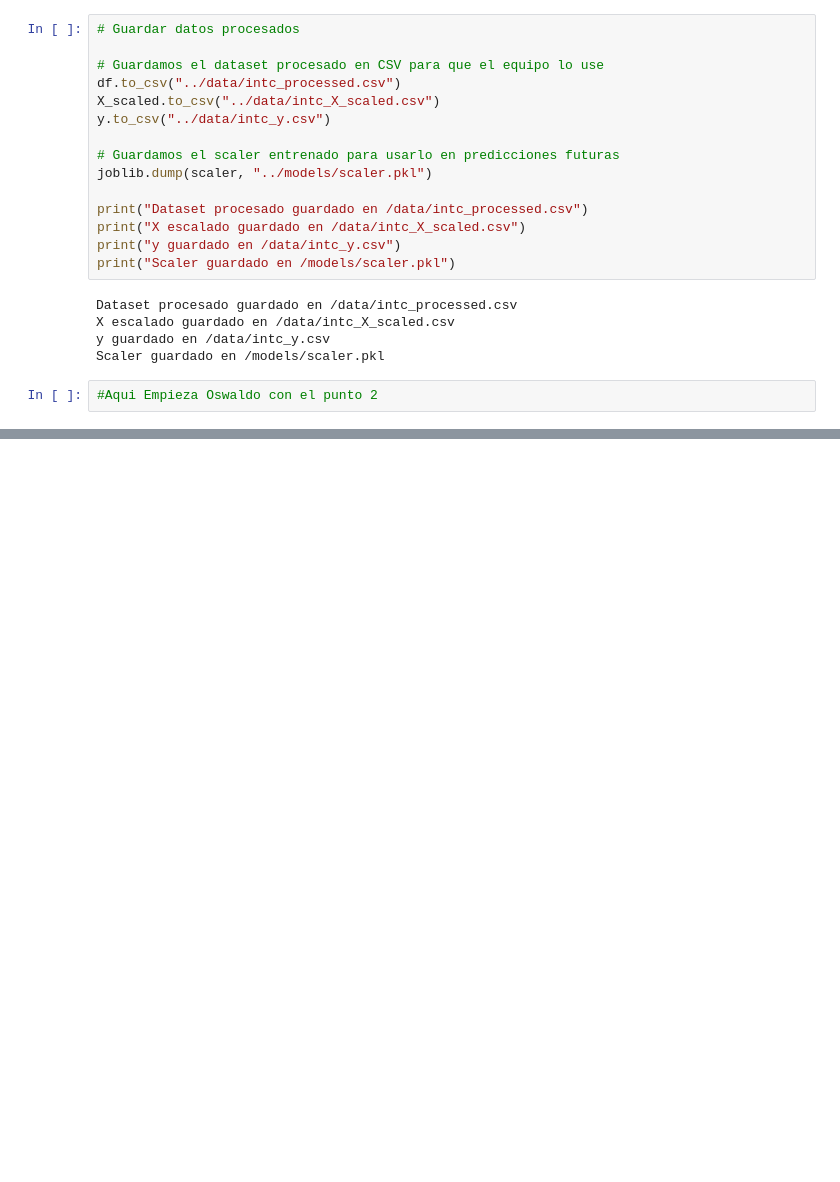
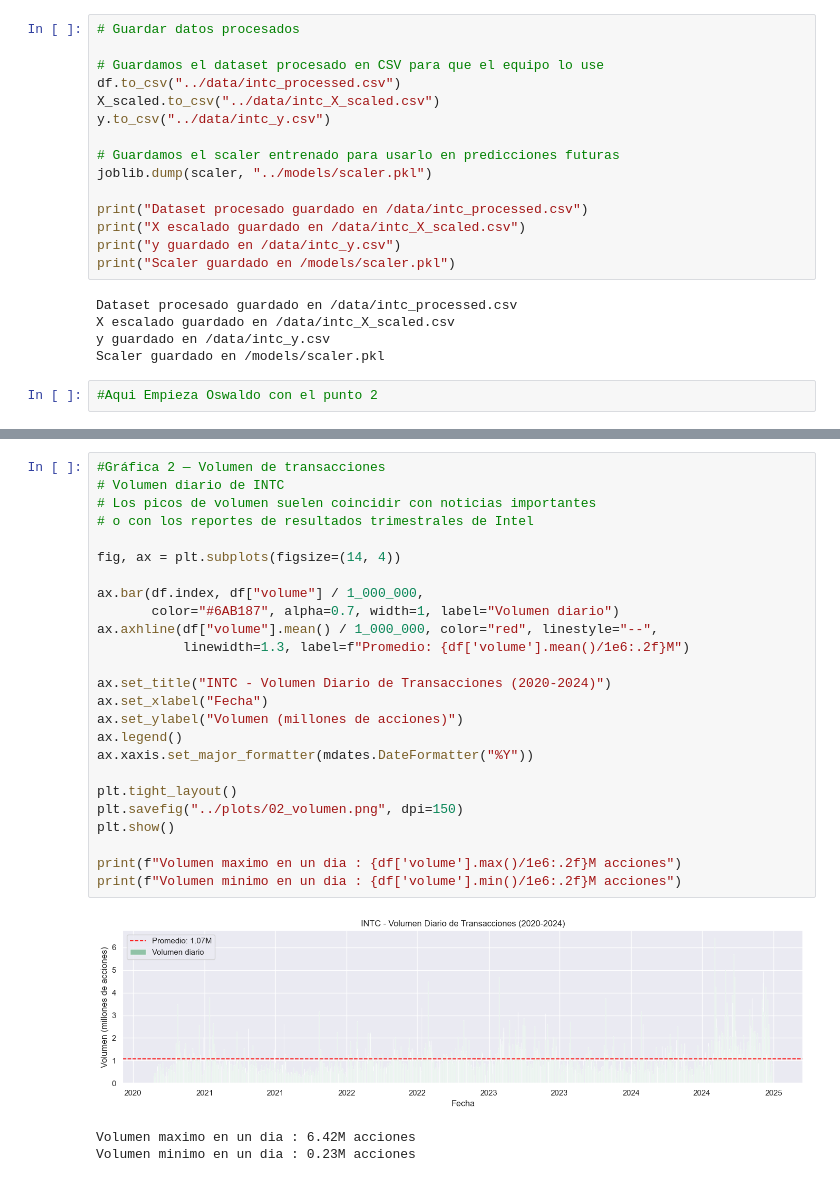
Before and after one commit to JhonERJ1/AprendizajeAutomatico-RegresionLineal, a Jupyter notebook: notebooks/intel_prediction.ipynb, the cells around one changed output, grey strips where cells are left out. Saved outputs shown, nothing was run; the diff lists cells and outputs as text; blank space fills up the shorter version.

```diff
--- a/notebooks/intel_prediction.ipynb
+++ b/notebooks/intel_prediction.ipynb
@@ -244,0 +347,29 @@ Scaler guardado en /models/scaler.pkl
+# %%
+#Gráfica 2 — Volumen de transacciones
+# Volumen diario de INTC
+# Los picos de volumen suelen coincidir con noticias importantes
+# o con los reportes de resultados trimestrales de Intel
+
+fig, ax = plt.subplots(figsize=(14, 4))
+
+ax.bar(df.index, df["volume"] / 1_000_000,
+       color="#6AB187", alpha=0.7, width=1, label="Volumen diario")
+ax.axhline(df["volume"].mean() / 1_000_000, color="red", linestyle="--",
+           linewidth=1.3, label=f"Promedio: {df['volume'].mean()/1e6:.2f}M")
+
+ax.set_title("INTC - Volumen Diario de Transacciones (2020-2024)")
+ax.set_xlabel("Fecha")
+ax.set_ylabel("Volumen (millones de acciones)")
+ax.legend()
+ax.xaxis.set_major_formatter(mdates.DateFormatter("%Y"))
+
+plt.tight_layout()
+plt.savefig("../plots/02_volumen.png", dpi=150)
+plt.show()
+
+print(f"Volumen maximo en un dia : {df['volume'].max()/1e6:.2f}M acciones")
+print(f"Volumen minimo en un dia : {df['volume'].min()/1e6:.2f}M acciones")
+# %% [output]
+[figure, added]
+Volumen maximo en un dia : 6.42M acciones
+Volumen minimo en un dia : 0.23M acciones
```
Also changed, not shown: parts of 12 cells of this notebook, 8 other files.
